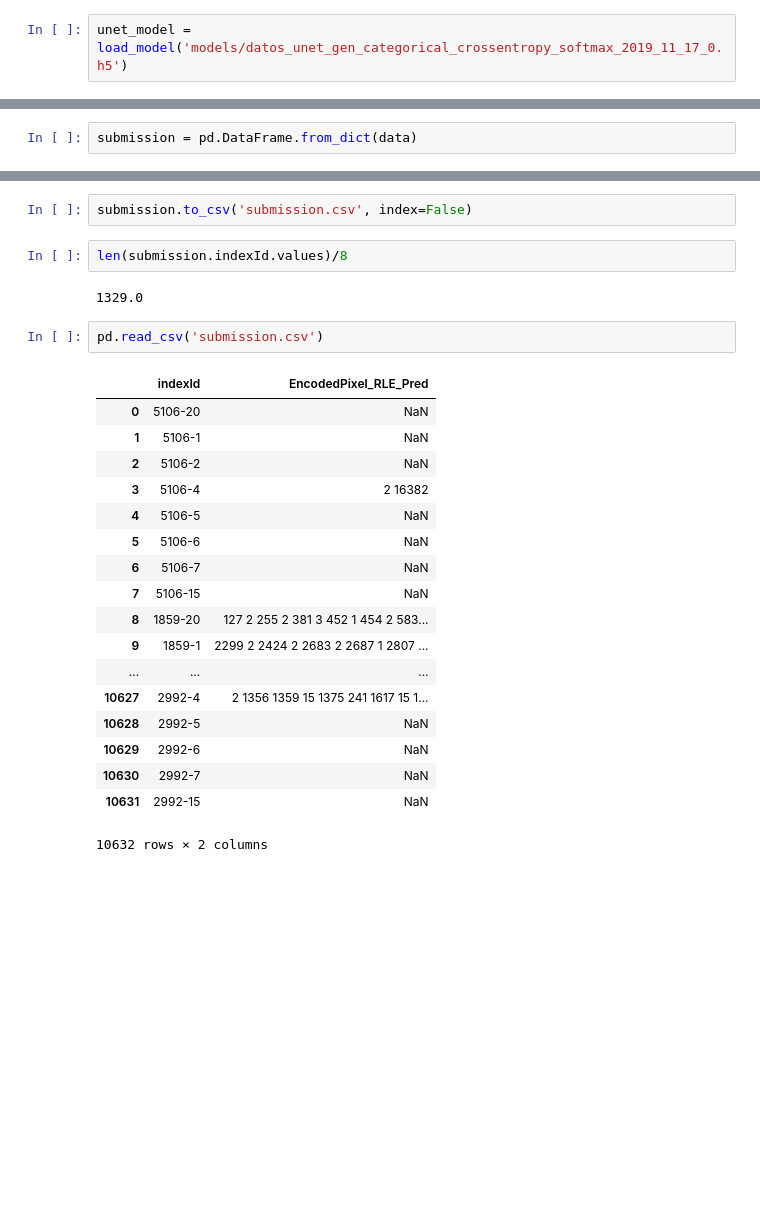
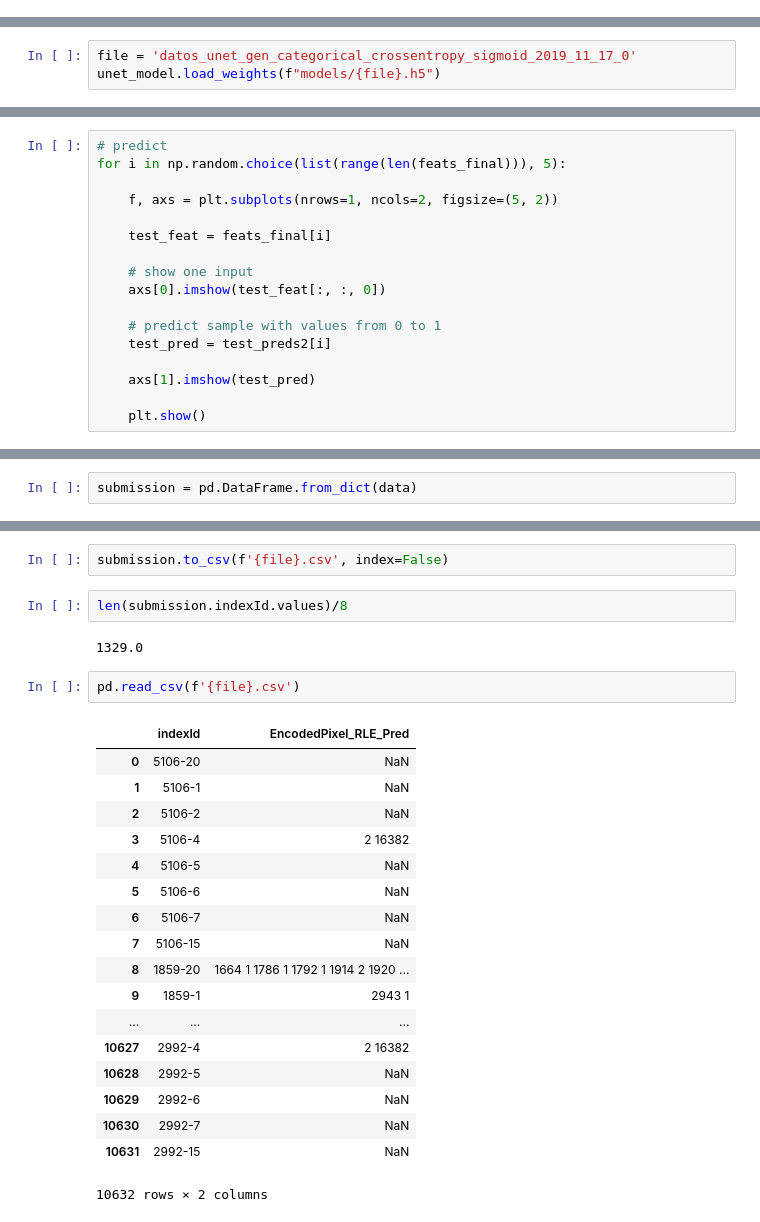
Before and after one commit to PrinceJavier/datos_segmentation, a Jupyter notebook: datos.model_pred.ipynb, the cells around one changed output, grey strips where cells are left out. Cells and saved outputs as stored; diff of their text form; blank space fills up the shorter version.

```diff
--- a/datos.model_pred.ipynb
+++ b/datos.model_pred.ipynb
@@ -138,5 +127,3 @@ def compress_label(matrix):
 # Test Prediction
 # %%
 from tensorflow.keras.models import load_model
-# %%
-unet_model = load_model('models/datos_unet_gen_categorical_crossentropy_softmax_2019_11_17_0.h5')
@@ -157,3 +130,6 @@ Use tf.where in 2.0, which has the same broadcast rule as np.where
+# %%
+file = 'datos_unet_gen_categorical_crossentropy_sigmoid_2019_11_17_0'
+unet_model.load_weights(f"models/{file}.h5")
 # %%
 test_preds = unet_model.predict(feats_final)
 test_preds.shape
@@ -161,6 +137,23 @@ test_preds.shape
 (1329, 128, 128, 8)
 # %%
 test_preds2 = np.array([compress_label(i) for i in test_preds])
+# %%
+# predict
+for i in np.random.choice(list(range(len(feats_final))), 5):
+
+    f, axs = plt.subplots(nrows=1, ncols=2, figsize=(5, 2))
+
+    test_feat = feats_final[i]
+
+    # show one input
+    axs[0].imshow(test_feat[:, :, 0])
+
+    # predict sample with values from 0 to 1
+    test_pred = test_preds2[i]
+
+    axs[1].imshow(test_pred)
+
+    plt.show()
 # %%
 # predict
 for i in np.random.choice(list(range(len(feats_final))), 5):
@@ -307,25 +301,25 @@ submission.head(50)
 # %%
-submission.to_csv('submission.csv', index=False)
+submission.to_csv(f'{file}.csv', index=False)
 # %%
 len(submission.indexId.values)/8
 # %% [output]
 1329.0
 # %%
-pd.read_csv('submission.csv')
+pd.read_csv(f'{file}.csv')
 # %% [output]
 |  | indexId | EncodedPixel_RLE_Pred |
 | 0 | 5106-20 | NaN |
 | 1 | 5106-1 | NaN |
 | 2 | 5106-2 | NaN |
 | 3 | 5106-4 | 2 16382 |
 | 4 | 5106-5 | NaN |
 | 5 | 5106-6 | NaN |
 | 6 | 5106-7 | NaN |
 | 7 | 5106-15 | NaN |
-| 8 | 1859-20 | 127 2 255 2 381 3 452 1 454 2 583... |
-| 9 | 1859-1 | 2299 2 2424 2 2683 2 2687 1 2807 ... |
+| 8 | 1859-20 | 1664 1 1786 1 1792 1 1914 2 1920 ... |
+| 9 | 1859-1 | 2943 1 |
 | ... | ... | ... |
-| 10627 | 2992-4 | 2 1356 1359 15 1375 241 1617 15 1... |
+| 10627 | 2992-4 | 2 16382 |
 | 10628 | 2992-5 | NaN |
 | 10629 | 2992-6 | NaN |
 | 10630 | 2992-7 | NaN |
```
Also changed, not shown: parts of 8 cells of this notebook, 14 other files.
